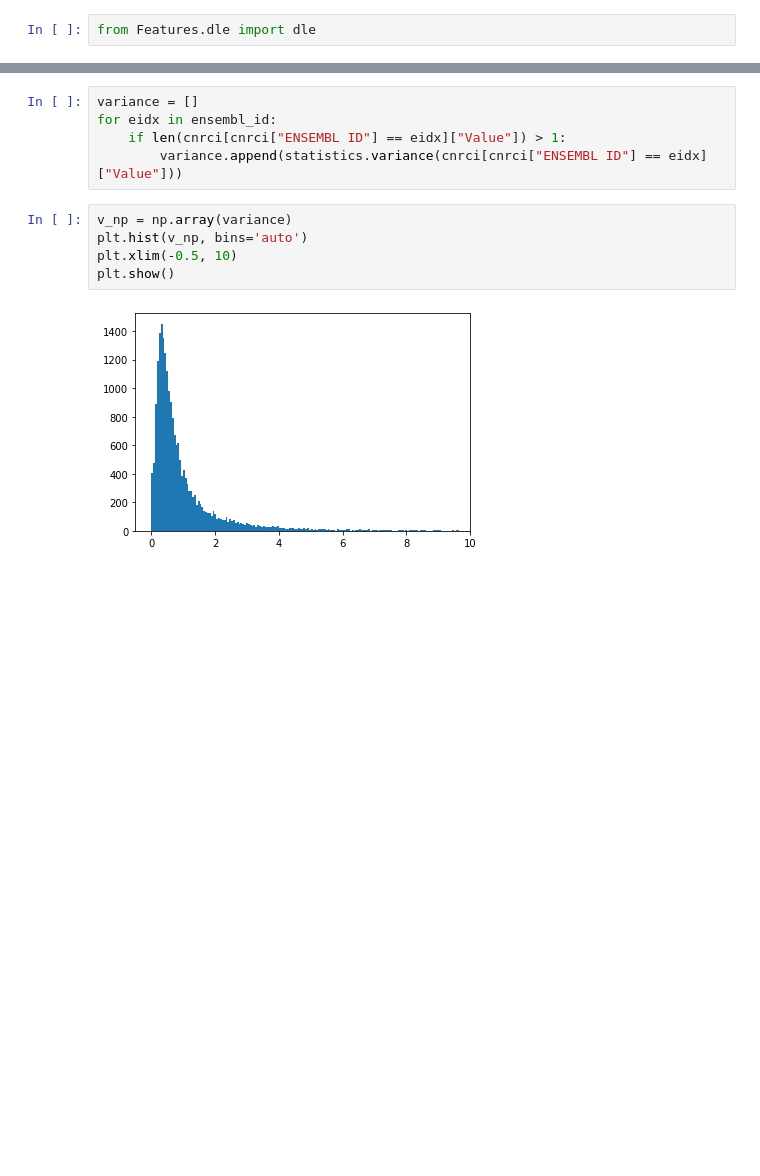
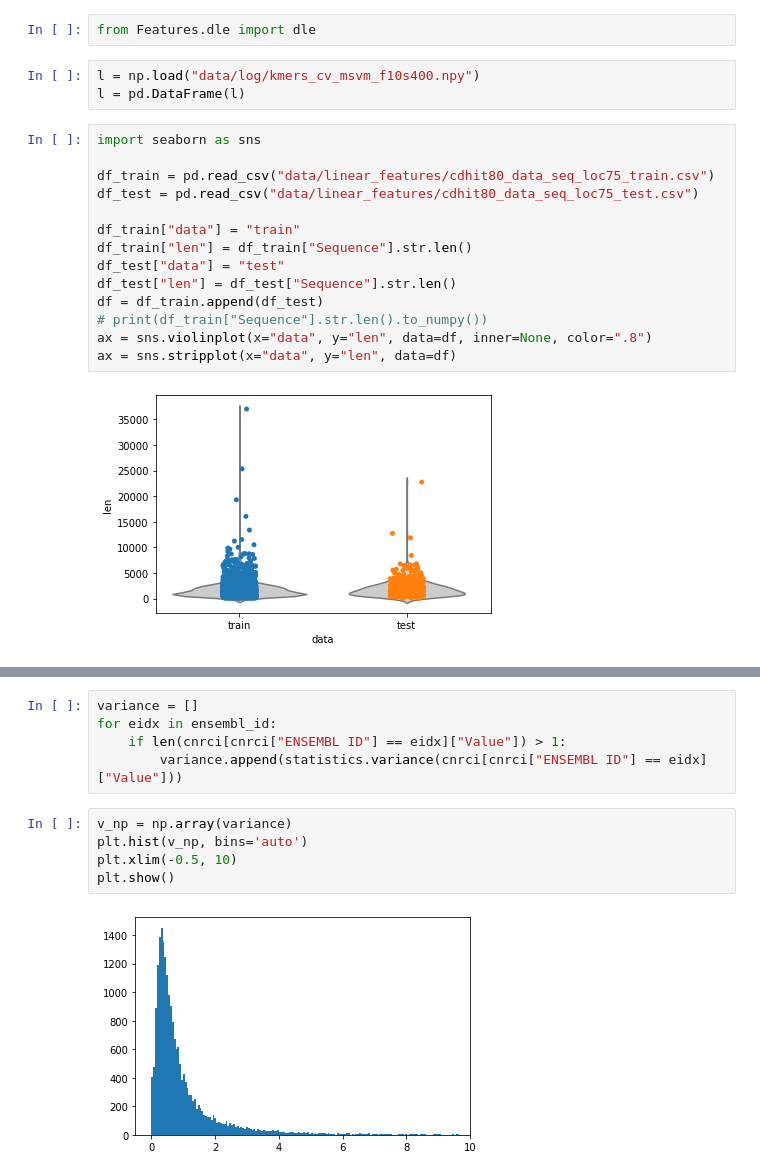
Before and after one commit to JiandeWuu/sixthTool, a Jupyter notebook: test.ipynb, the cells around one changed output, grey strips where cells are left out. Cells and saved outputs as stored; diff of their text form; blank space fills up the shorter version.

```diff
--- a/test.ipynb
+++ b/test.ipynb
@@ -25,2 +33,21 @@ from sklearn.metrics import f1_score
 # %%
 from Features.dle import dle
+# %%
+l = np.load("data/log/kmers_cv_msvm_f10s400.npy")
+l = pd.DataFrame(l)
+# %%
+import seaborn as sns
+
+df_train = pd.read_csv("data/linear_features/cdhit80_data_seq_loc75_train.csv")
+df_test = pd.read_csv("data/linear_features/cdhit80_data_seq_loc75_test.csv")
+
+df_train["data"] = "train"
+df_train["len"] = df_train["Sequence"].str.len()
+df_test["data"] = "test"
+df_test["len"] = df_test["Sequence"].str.len()
+df = df_train.append(df_test)
+# print(df_train["Sequence"].str.len().to_numpy())
+ax = sns.violinplot(x="data", y="len", data=df, inner=None, color=".8")
+ax = sns.stripplot(x="data", y="len", data=df)
+# %% [output]
+[figure, added]
```
Also changed, not shown: parts of 24 cells of this notebook, 9 other files.
